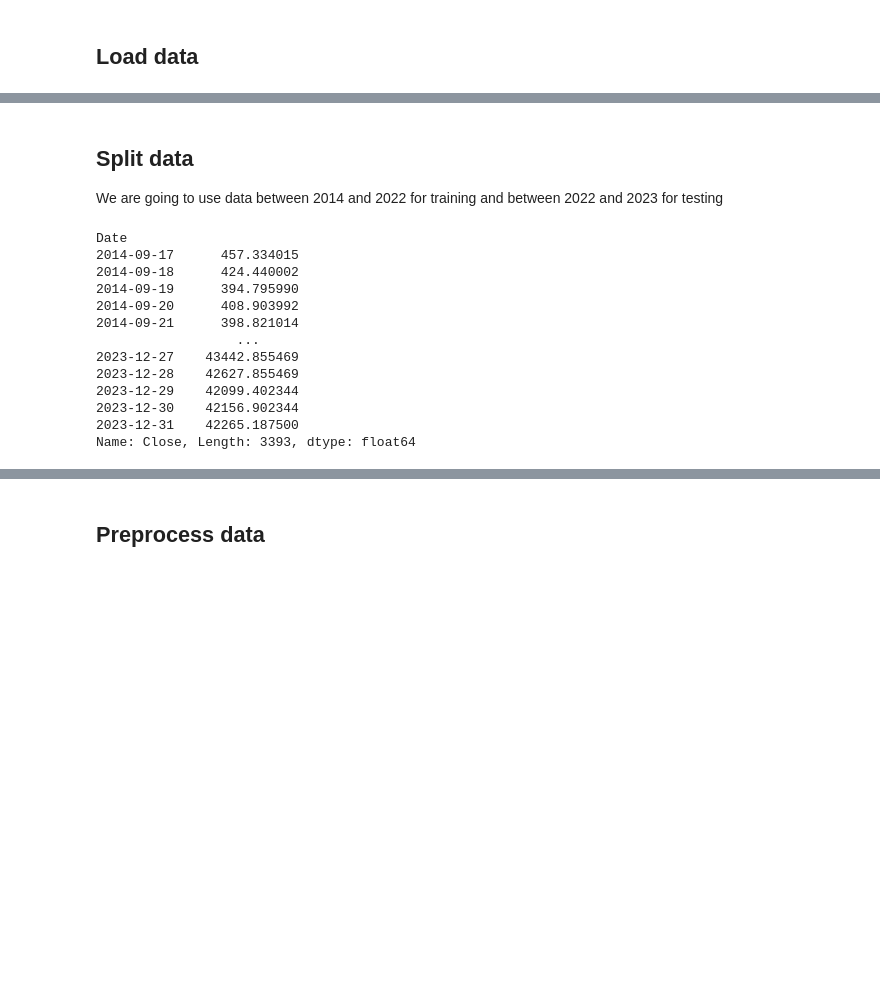
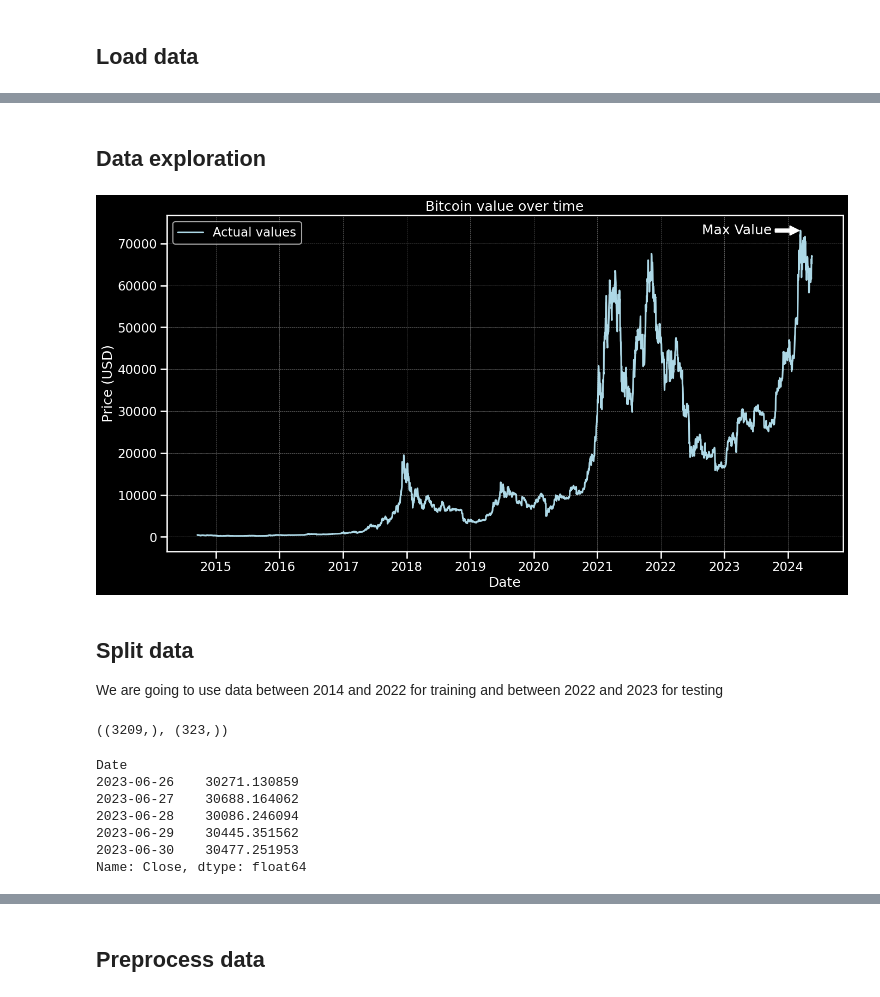
Before and after one commit to guillermovc/keras_portfolio, a Jupyter notebook: Cryptocurrency Prediction/predict_bitcoin_lstm.ipynb, the cells around one changed output, grey strips where cells are left out. Cells and saved outputs as stored; diff of their text form; code cells hidden in the pictures; blank space fills up the shorter version.

```diff
--- a/Cryptocurrency Prediction/predict_bitcoin_lstm.ipynb
+++ b/Cryptocurrency Prediction/predict_bitcoin_lstm.ipynb
@@ -47,3 +49,40 @@ data
+# %% [markdown]
+## Data exploration
+# %%
+# Configure Seaborn style and color palette
+sns.set_theme(style="ticks", context="talk")
+plt.style.use("dark_background")
+sns.set_palette("bright")
+
+plt.figure(figsize=(16, 8))
+plt.plot(data.index.date, data["Close"], label="Actual values", color="lightblue")
+
+# Add grid with appropriate color for dark background
+plt.grid(True, which="both", color="gray", linestyle="--", linewidth=0.5)
+
+# Suppose you want to highlight the maximum value
+max_value = data["Close"].max()
+max_date = data["Close"].idxmax()
+
+# Annotate at the maximum value, with text to the left and vertically centered
+plt.annotate("Max Value",
+             xy=(max_date, max_value),
+             xytext=(max_date - timedelta(days=365*1), max_value),
+             arrowprops=dict(facecolor='white', shrink=0.05),
+             horizontalalignment="center",
+             verticalalignment="center")
+
+plt.title("Bitcoin value over time")
+plt.xlabel("Date")
+plt.ylabel("Price (USD)")
+plt.legend()
+
+# Save plot
+plt.savefig("bitcoin_price_over_time.jpg", dpi=200)
+# Show plot
+plt.show()
+# %% [output]
+[figure, added]
 # %% [markdown]
 ## Split data
 
@@ -54,17 +93,15 @@ test = data["2023":]["Close"]
+# %%
+train.shape, test.shape
+# %% [output]
+((3209,), (323,))
 # %%
-train
+train.tail()
 # %% [output]
 Date
-2014-09-17      457.334015
-2014-09-18      424.440002
-2014-09-19      394.795990
-2014-09-20      408.903992
-2014-09-21      398.821014
-                  ...
-2023-12-27    43442.855469
-2023-12-28    42627.855469
-2023-12-29    42099.402344
-2023-12-30    42156.902344
-2023-12-31    42265.187500
-Name: Close, Length: 3393, dtype: float64
+2023-06-26    30271.130859
+2023-06-27    30688.164062
+2023-06-28    30086.246094
+2023-06-29    30445.351562
+2023-06-30    30477.251953
+Name: Close, dtype: float64
 # %%
```
Also changed, not shown: parts of 39 cells of this notebook, 7 other files.
